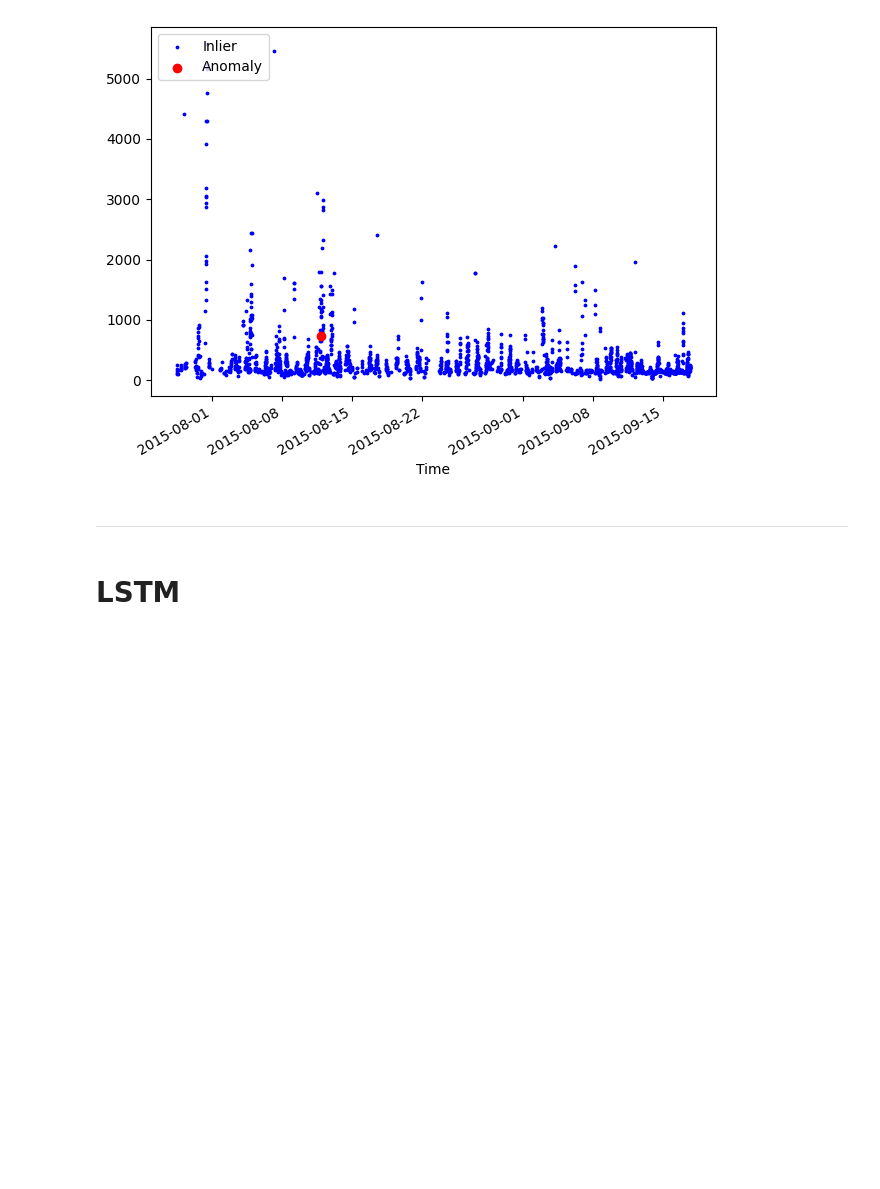
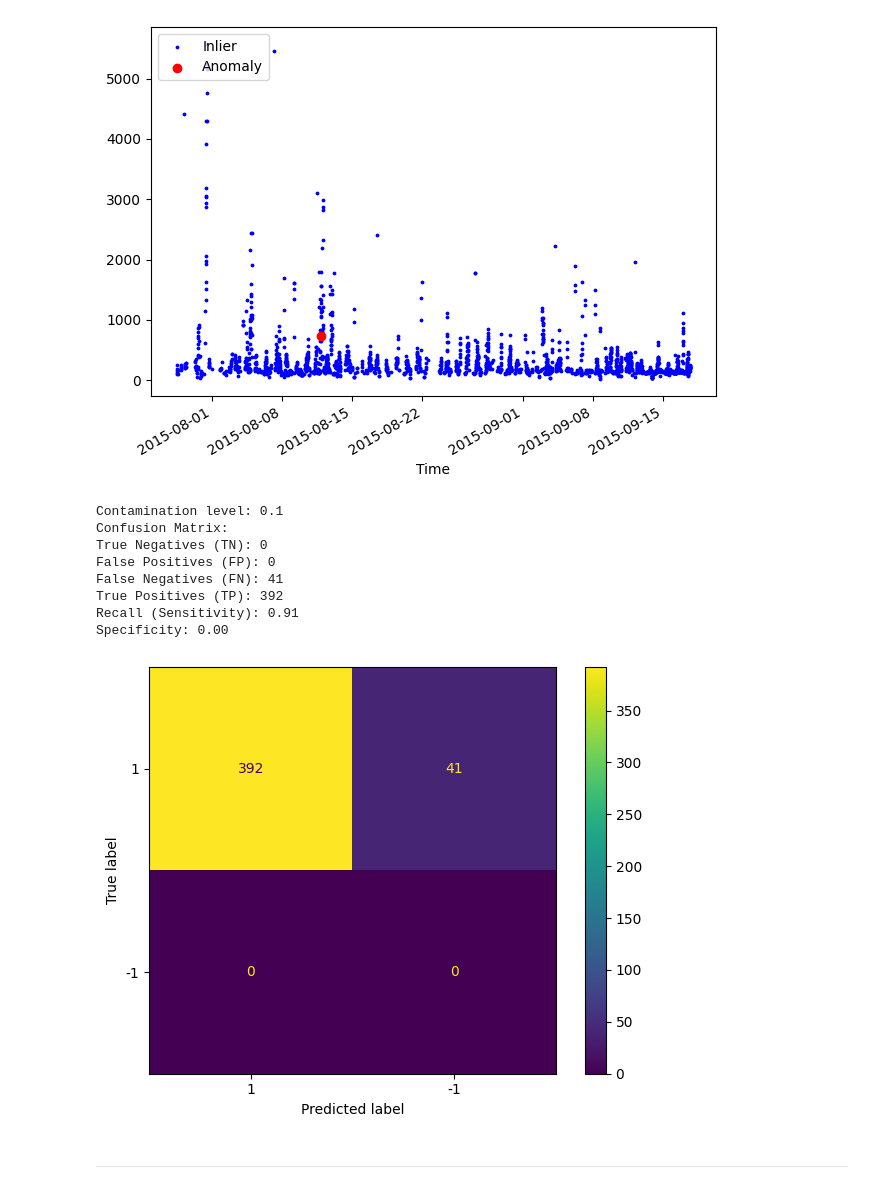
Before and after one commit to wadimoughanim/last_mlts_proj, a Jupyter notebook: main2.ipynb, the cells around one changed output. Drawn from its saved outputs; the diff is of its cells as text; code cells hidden in the pictures; blank space fills up the shorter version.

```diff
--- a/main2.ipynb
+++ b/main2.ipynb
@@ -1136,7 +1108,24 @@ travel_data = label(travel_data, anomalie_traval)
 visualisation(travel_data)
 # %% [output]
 [figure]
+# %%
+train_travel , test_travel = train_test_split(travel_data, test_size=0.2, random_state=42)
+# %%
+prediction_result_travel = createisolation(train_travel , test_travel, 0.1)
+
+
+print(f"Contamination level: {0.1}")
+confusion_metrics_iso(test_travel, prediction_result_travel)
+plot_confusion_matrix_iso(test_travel, prediction_result_travel)
+# %% [output]
+Contamination level: 0.1
+Confusion Matrix:
+True Negatives (TN): 0
+False Positives (FP): 0
+False Negatives (FN): 41
+True Positives (TP): 392
+Recall (Sensitivity): 0.91
+Specificity: 0.00
+[figure, added]
 # %% [markdown]
 ---
-# %% [markdown]
-# LSTM
```
Also changed, not shown: parts of 18 cells of this notebook, 1 other file.
